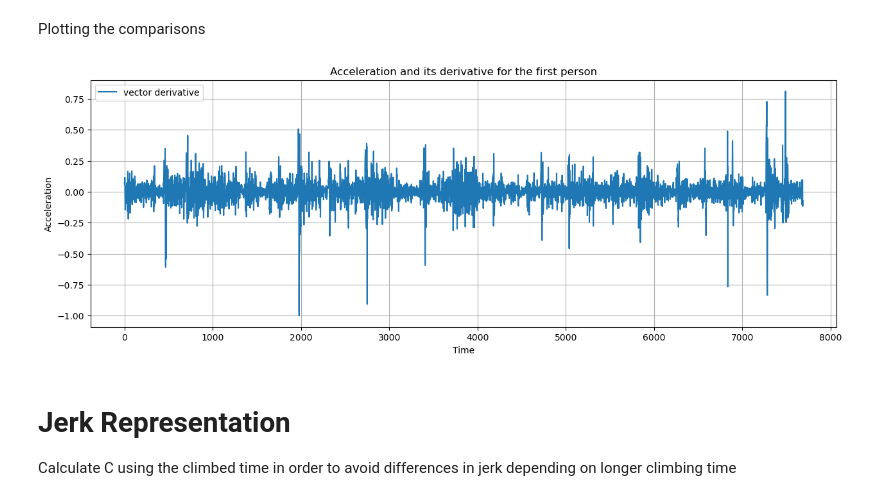
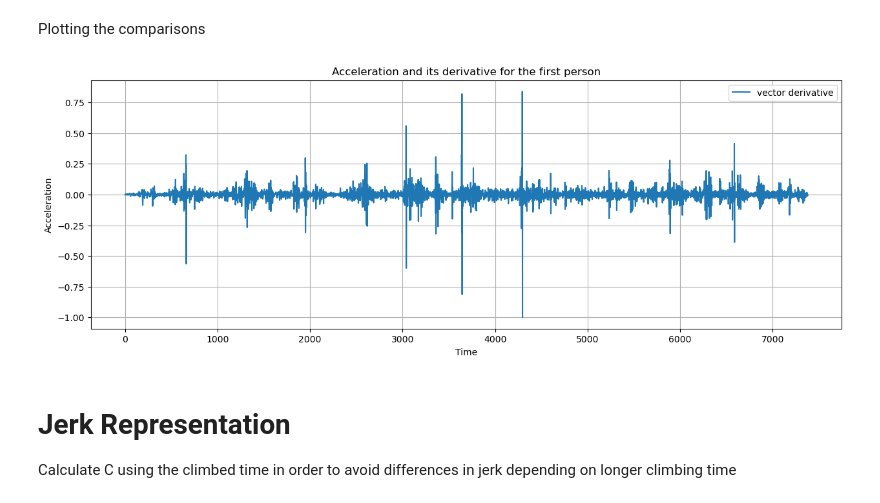
Before and after one commit to doertiboy/MasterStudy, a Jupyter notebook: Acceleration.ipynb, the cells around one changed output. Cells and saved outputs as stored; diff of their text form; code cells hidden in the pictures.

```diff
--- a/Acceleration.ipynb
+++ b/Acceleration.ipynb
@@ -223,21 +233,20 @@ for person_name in acc_dict:
 # %% [markdown]
 Plotting the comparisons
 # %%
-first_person_acc = acc_dict[person_names[2]]
-second_person_acc = acc_dict[person_names[1]]
+first_person_acc = acc_dict[person_names[11]]
 
 plt.figure(figsize=(15, 5))
 #plt.plot(first_person_acc['time'], first_person_acc['acc_x_gravity_compensated'], label='acc_x')
 #plt.plot(first_person_acc['time'], first_person_acc['acc_x_derivative'], label='jekr_x_')
 plt.plot(first_person_acc['time'], first_person_acc['acc_vector_derivative_normalized'], label='vector derivative')
 plt.xlabel('Time')
 plt.ylabel('Acceleration')
 plt.title('Acceleration and its derivative for the first person')
 plt.legend()
 plt.grid(True)
 plt.show()
 # %% [output]
-[figure, old version]
+[figure, new version]
 # %% [markdown]
 # Jerk Representation
 Calculate C using the climbed time in order to avoid differences in jerk depending on longer climbing time
```
Also changed, not shown: parts of 3 cells of this notebook, 7 other files.
